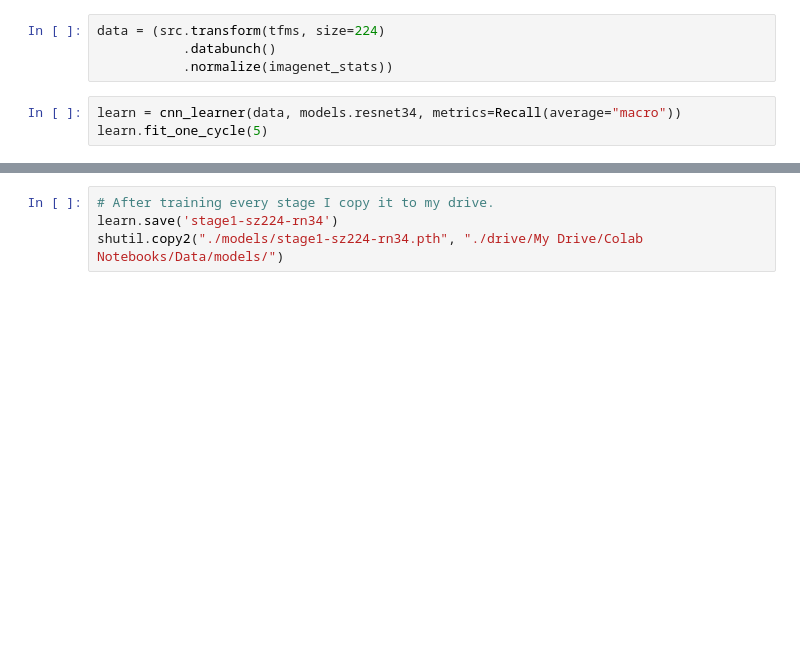
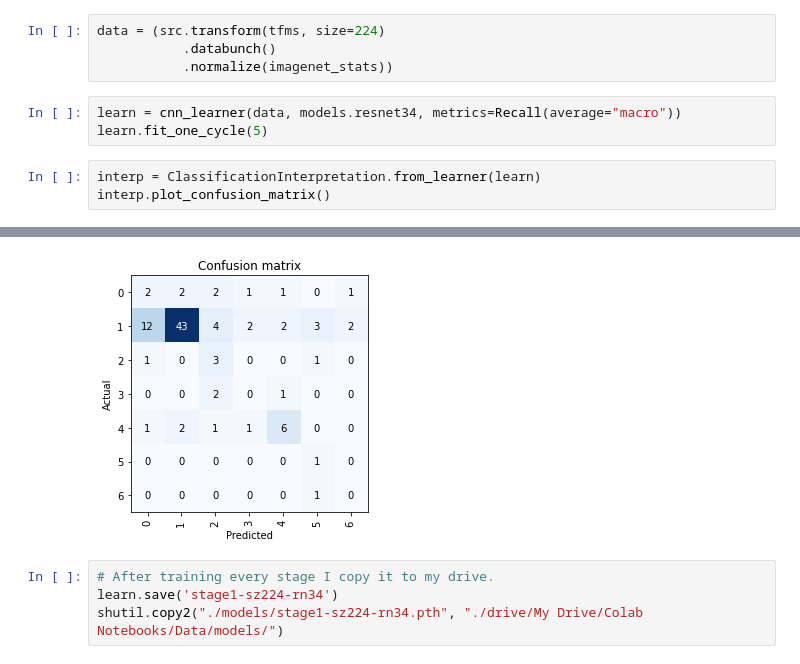
Before and after one commit to harry-vaibhav-agarwal/Machine-Learning, a Jupyter notebook: Diagnosis2.ipynb, the cells around one changed output, grey strips where cells are left out. Saved outputs shown, nothing was run; the diff lists cells and outputs as text; blank space fills up the shorter version.

```diff
--- a/Diagnosis2.ipynb
+++ b/Diagnosis2.ipynb
@@ -195,3 +195,7 @@ data = (src.transform(tfms, size=224)
 # %%
 learn = cnn_learner(data, models.resnet34, metrics=Recall(average="macro"))
 learn.fit_one_cycle(5)
+# %%
+interp = ClassificationInterpretation.from_learner(learn)
+interp.plot_confusion_matrix()
+# %% [output]
@@ -198,3 +203,4 @@ learn.fit_one_cycle(5)
+[figure, added]
 # %%
 # After training every stage I copy it to my drive.
 learn.save('stage1-sz224-rn34')
```
Also changed, not shown: parts of 6 cells of this notebook.
